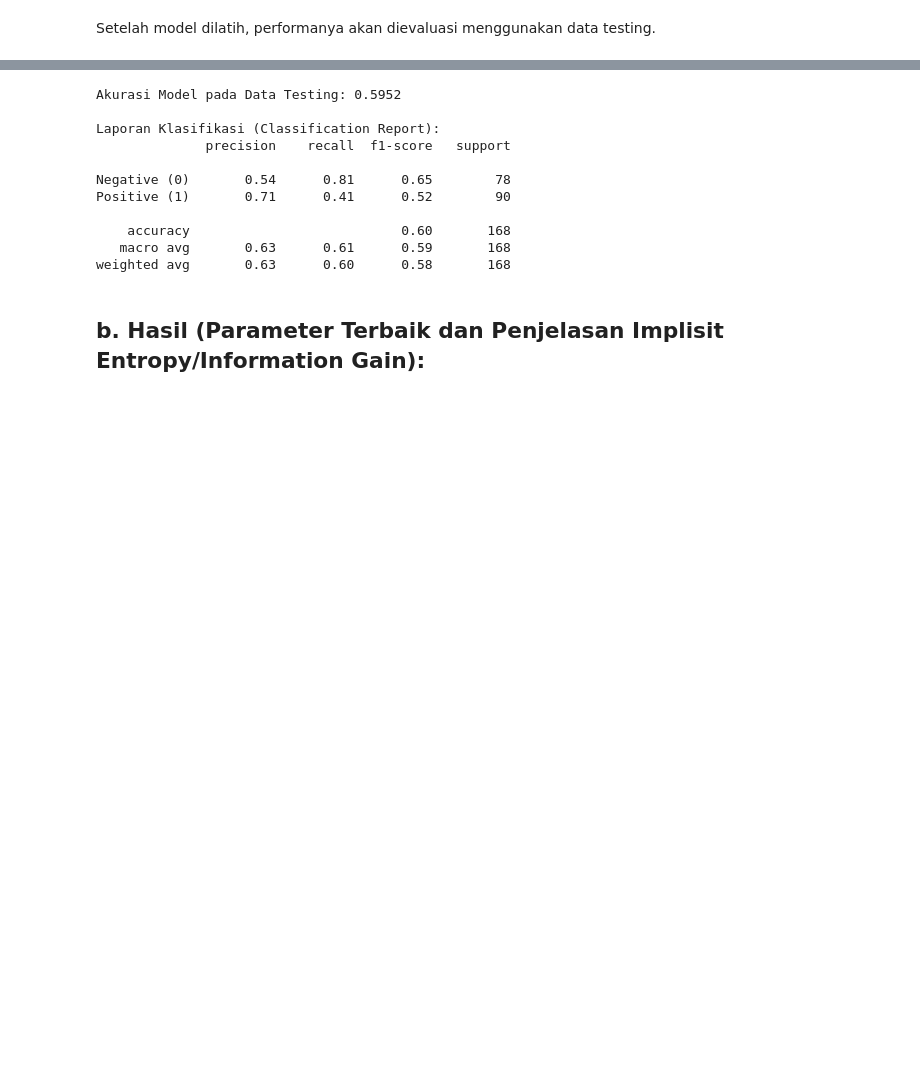
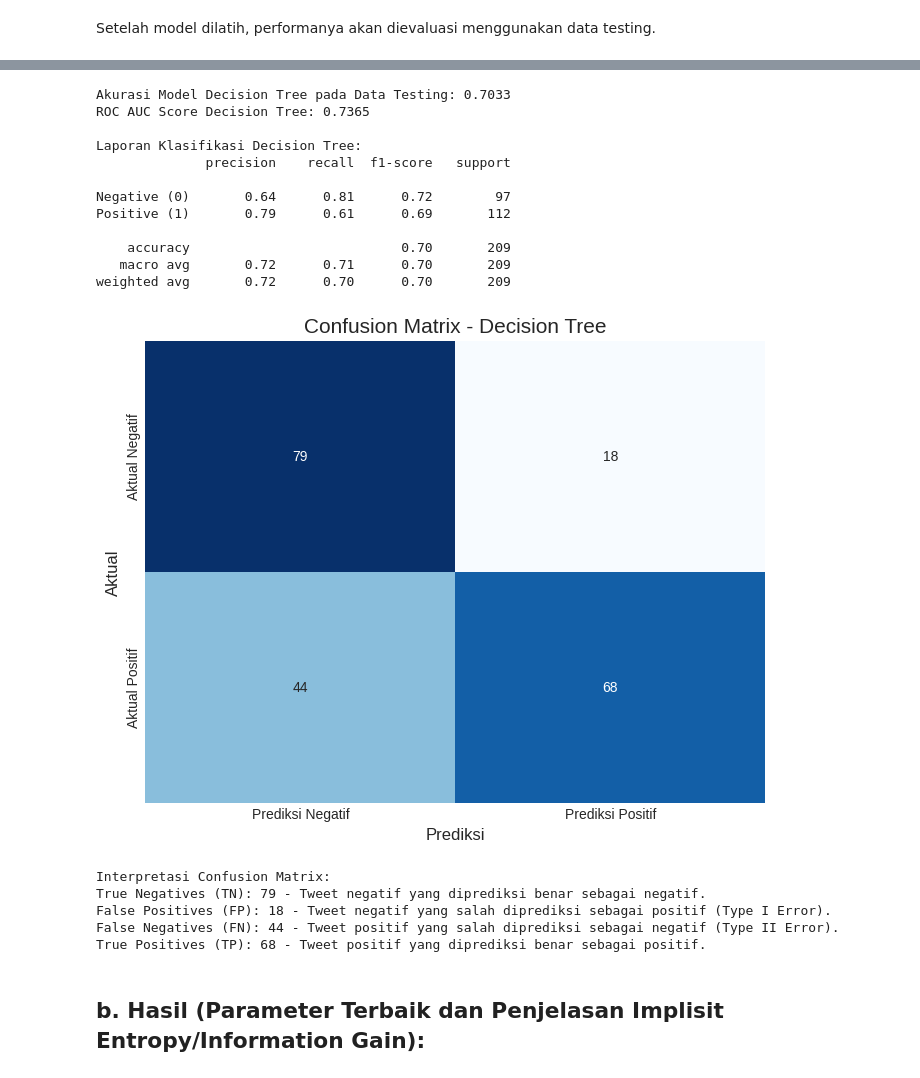
Before and after one commit to LatiefDataVisionary/text-mining-and-natural-language-processing-college-task, a Jupyter notebook: notebooks/decision_tree_model.ipynb, the cells around one changed output, grey strips where cells are left out. Cells and saved outputs as stored; diff of their text form; code cells hidden in the pictures; blank space fills up the shorter version.

Commit message:
Modifikasi dan peningkata kode di bagian 5. Tampilkan Hasil Akurasi dan Tabel Confusion Matrix

```diff
--- a/notebooks/decision_tree_model.ipynb
+++ b/notebooks/decision_tree_model.ipynb
@@ -474,26 +474,59 @@ Setelah model dilatih, performanya akan dievaluasi menggunakan data testing.
-# %%
-# Melakukan prediksi pada data testing menggunakan model terbaik
-y_pred = best_dt_model.predict(X_test)
-
-# Menghitung akurasi model
-accuracy = accuracy_score(y_test, y_pred)
-print(f"Akurasi Model pada Data Testing: {accuracy:.4f}")
-
-# Menampilkan classification report
-print("\nLaporan Klasifikasi (Classification Report):")
-print(classification_report(y_test, y_pred, target_names=['Negative (0)', 'Positive (1)']))
-# %% [output]
-Akurasi Model pada Data Testing: 0.5952
-
-Laporan Klasifikasi (Classification Report):
-              precision    recall  f1-score   support
-
-Negative (0)       0.54      0.81      0.65        78
-Positive (1)       0.71      0.41      0.52        90
-
-    accuracy                           0.60       168
-   macro avg       0.63      0.61      0.59       168
-weighted avg       0.63      0.60      0.58       168
+# %%
+# Prediksi pada data testing
+y_pred_dt = best_dt_model.predict(X_test)
+y_pred_proba_dt = best_dt_model.predict_proba(X_test)[:, 1] # Probabilitas untuk kelas positif
+
+# Akurasi
+accuracy_dt = accuracy_score(y_test, y_pred_dt)
+print(f"Akurasi Model Decision Tree pada Data Testing: {accuracy_dt:.4f}")
+
+# ROC AUC Score
+try:
+    roc_auc_dt = roc_auc_score(y_test, y_pred_proba_dt)
+    print(f"ROC AUC Score Decision Tree: {roc_auc_dt:.4f}")
+except ValueError:
+    print("ROC AUC Score tidak dapat dihitung (mungkin hanya satu kelas yang diprediksi).")
+
+
+# Laporan Klasifikasi
+print("\nLaporan Klasifikasi Decision Tree:")
+print(classification_report(y_test, y_pred_dt, target_names=['Negative (0)', 'Positive (1)']))
+
+# Confusion Matrix
+cm_dt = confusion_matrix(y_test, y_pred_dt)
+plt.figure(figsize=(8, 6))
+sns.heatmap(cm_dt, annot=True, fmt='d', cmap='Blues', cbar=False,
+            xticklabels=['Prediksi Negatif', 'Prediksi Positif'],
+            yticklabels=['Aktual Negatif', 'Aktual Positif'])
+plt.title('Confusion Matrix - Decision Tree', fontsize=15)
+plt.ylabel('Aktual', fontsize=12)
+plt.xlabel('Prediksi', fontsize=12)
+plt.show()
+
+print("\nInterpretasi Confusion Matrix:")
+print(f"True Negatives (TN): {cm_dt[0,0]} - Tweet negatif yang diprediksi benar sebagai negatif.")
+print(f"False Positives (FP): {cm_dt[0,1]} - Tweet negatif yang salah diprediksi sebagai positif (Type I Error).")
+print(f"False Negatives (FN): {cm_dt[1,0]} - Tweet positif yang salah diprediksi sebagai negatif (Type II Error).")
+print(f"True Positives (TP): {cm_dt[1,1]} - Tweet positif yang diprediksi benar sebagai positif.")
+# %% [output]
+Akurasi Model Decision Tree pada Data Testing: 0.7033
+ROC AUC Score Decision Tree: 0.7365
+
+Laporan Klasifikasi Decision Tree:
+              precision    recall  f1-score   support
+
+Negative (0)       0.64      0.81      0.72        97
+Positive (1)       0.79      0.61      0.69       112
+
+    accuracy                           0.70       209
+   macro avg       0.72      0.71      0.70       209
+weighted avg       0.72      0.70      0.70       209
+[figure, added]
+Interpretasi Confusion Matrix:
+True Negatives (TN): 79 - Tweet negatif yang diprediksi benar sebagai negatif.
+False Positives (FP): 18 - Tweet negatif yang salah diprediksi sebagai positif (Type I Error).
+False Negatives (FN): 44 - Tweet positif yang salah diprediksi sebagai negatif (Type II Error).
+True Positives (TP): 68 - Tweet positif yang diprediksi benar sebagai positif.
 # %% [markdown]
 ## **b. Hasil (Parameter Terbaik dan Penjelasan Implisit Entropy/Information Gain):**
 # %%
```
Also changed, not shown: parts of 1 cell of this notebook.
